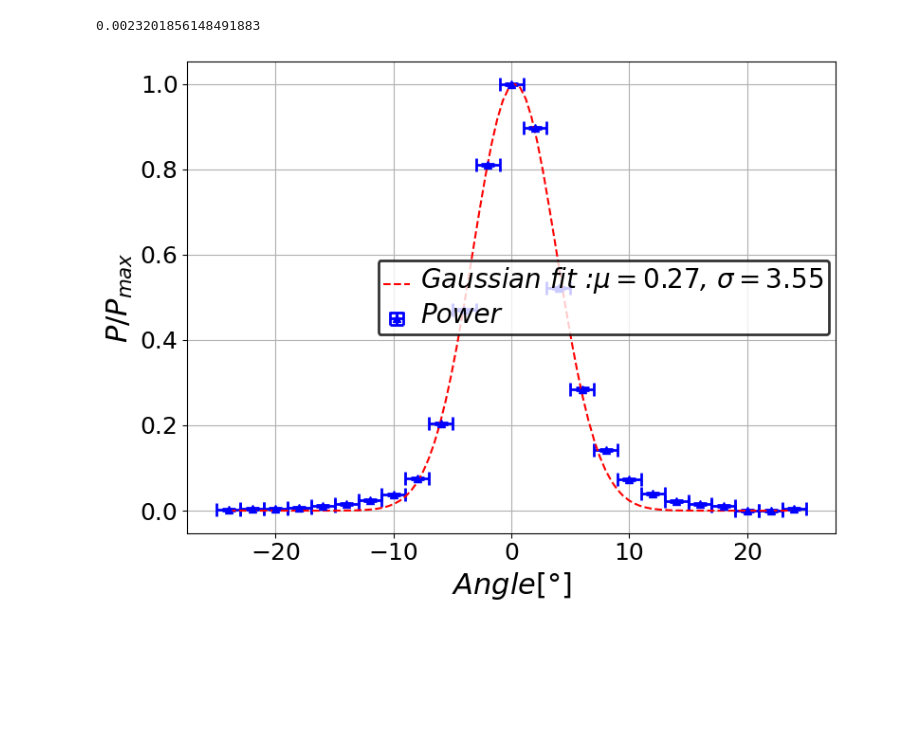
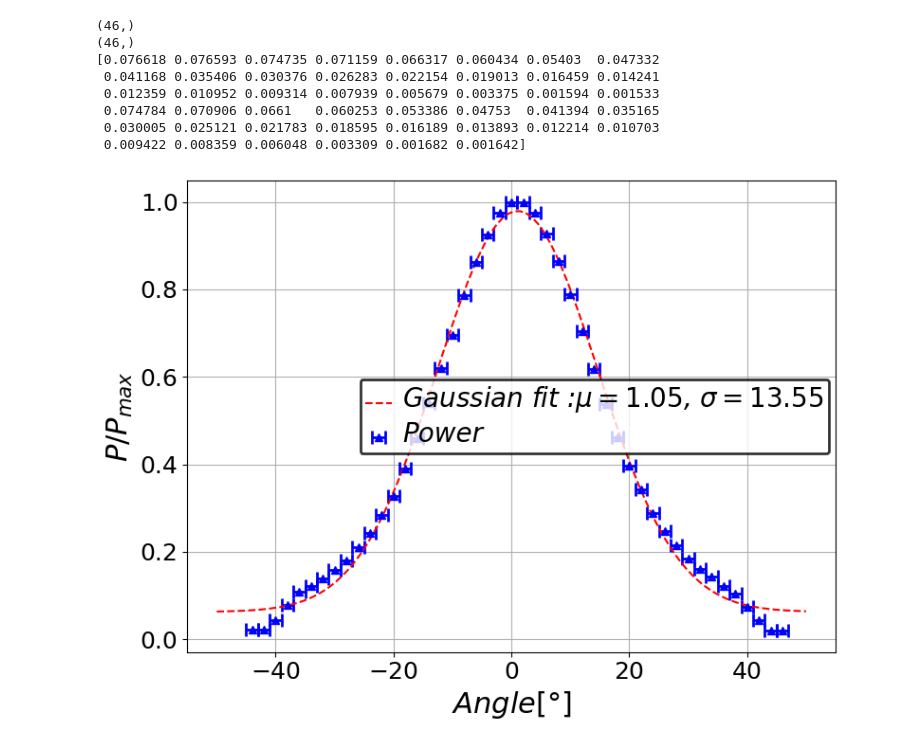
Before and after one commit to ferocitoo/TP3, a Jupyter notebook: TP_Laser/Spatial_Distribution.ipynb, the cells around one changed output. Saved outputs shown, nothing was run; the diff lists cells and outputs as text; code cells hidden in the pictures; blank space fills up the shorter version.

```diff
--- a/TP_Laser/Spatial_Distribution.ipynb
+++ b/TP_Laser/Spatial_Distribution.ipynb
@@ -34,18 +34,21 @@ def Gaussian(x,mu,sigma,A,offset):
 #For T = 9.6°C
 #Vertical ellipse
 
-Angles = np.array([-24,-22,-20,-18,-16,-14,-12,-10,-8,-6,-4,-2,0,2,4,6,8,10,12,14,16,18,20,22,24])
+Angles = np.array([0,1,2,3,4,5,6,7,8,9,10,11,12,13,14,15,16,17,18,19,20,21,22,23,-1,-2,-3,-4,-5,-6,-7,-8,-9,-10,-11,-12,-13,-14,-15,-16,-17,-18,-19,-20,-21,-22])
+Angles = 2*Angles
 
-Voltages = np.array([1.88,1.89,1.89,1.90,1.92,1.94,1.98,2.03,2.20,2.75,3.90,5.36,6.18,5.74,4.12,3.10,2.48,2.19,2.04,1.97,1.94,1.92,1.87,1.87,1.89])
+datas = pd.read_csv("/workspaces/TP3/TP_Laser/Datas/H.csv", sep='\t',header=None)
+Voltages = datas.iloc[:,1]
+Voltages = Voltages.to_numpy()
+
+print(Voltages.shape)
+print(Angles.shape)
 
 alpha = 0.117
 R_ext = 999
 dAngle = 1
 dV = 0.01
 
-y_offset = Voltages.min()
-
-Voltages = Voltages - y_offset
 dVoltages = 0.01*np.ones(len(Voltages))
 
 Powers = (Voltages)/(alpha*R_ext)
@@ -54,37 +57,43 @@ dPowers =dV/(alpha*R_ext)
 
 Power_max = np.max(Powers)
 Powers = Powers/Power_max
 dPowers = dPowers/Power_max
 
-print(dPowers)
 
-
+print(Voltages)
 
 
 xlabel = r"$Angle [\degree]$"
 ylabel = r"$P/P_{max}$"
 
 ax,fig = u.create_figure_and_apply_format((8,6),xlabel=xlabel, ylabel=ylabel)
 
 # ax.plot(Angles,Powers,marker='^',color='blue',label='Power ')
 
-ax.errorbar(Angles,Powers,xerr = dAngle,yerr=dPowers,fmt='^',color='blue',label='Power', capsize=5, capthick=2, elinewidth=2,linestyle='None')
+ax.errorbar(Angles,Powers,xerr = dAngle,fmt='^',color='blue',label='Power', capsize=5, capthick=2, elinewidth=2,linestyle='None')
 #fit datas ont he gaussian
-popt,pcov = curve_fit(Gaussian,Angles,Powers,p0=[0,1],bounds=([-2,-15],[2,15]))
+popt,pcov = curve_fit(Gaussian,Angles,Powers,p0=[0,1,1,0],bounds=([-2,-15,-np.inf,-np.inf],[2,15,np.inf,np.inf]))
 mu = popt[0]
 sigma = popt[1]
-x = np.linspace(-24,24,100)
+x = np.linspace(-50,50,100)
 y = Gaussian(x,*popt)
 
 ax.plot(x,y,label=rf'Gaussian fit :$\mu={mu:.2f}$, $\sigma={sigma:.2f}$',color='red',linestyle='--')
 
 
 
 u.set_legend_properties(ax,fontsize=20)
 
 plt.show()
 
 fig.savefig("./Figures/Spatial_Distribution.pdf")
 # %% [output]
-0.0023201856148491883
+(46,)
+(46,)
+[0.076618 0.076593 0.074735 0.071159 0.066317 0.060434 0.05403  0.047332
+ 0.041168 0.035406 0.030376 0.026283 0.022154 0.019013 0.016459 0.014241
+ 0.012359 0.010952 0.009314 0.007939 0.005679 0.003375 0.001594 0.001533
+ 0.074784 0.070906 0.0661   0.060253 0.053386 0.04753  0.041394 0.035165
+ 0.030005 0.025121 0.021783 0.018595 0.016189 0.013893 0.012214 0.010703
+ 0.009422 0.008359 0.006048 0.003309 0.001682 0.001642]
-[figure, old version]
+[figure, new version]
```
